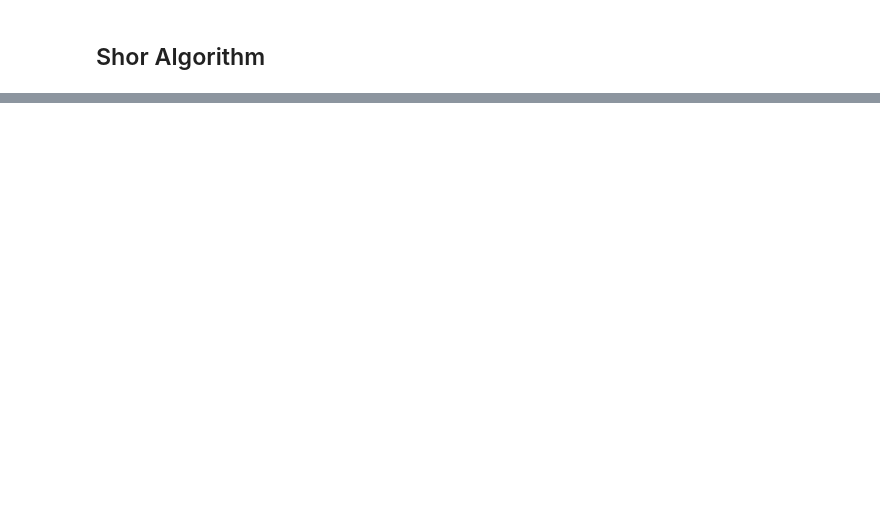
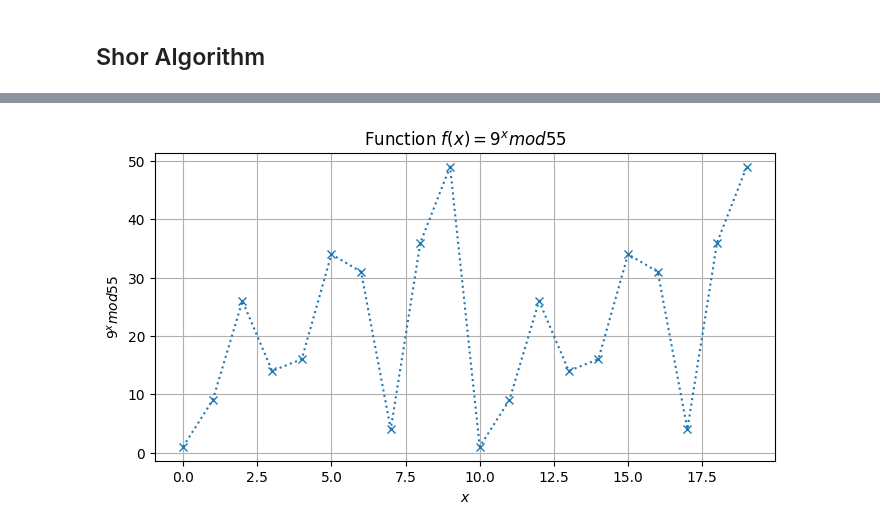
Before and after one commit to kacperpoluszejko/Quantum-Computing, a Jupyter notebook: Lab_7/07_Module_QPE_Shor_2026.ipynb, the cells around one changed output, grey strips where cells are left out. Saved outputs shown, nothing was run; the diff lists cells and outputs as text; code cells hidden in the pictures; blank space fills up the shorter version.

```diff
--- a/Lab_7/07_Module_QPE_Shor_2026.ipynb
+++ b/Lab_7/07_Module_QPE_Shor_2026.ipynb
@@ -171,0 +263,18 @@ Hints in: https://github.com/Qiskit/textbook/blob/main/notebooks/ch-algorithms/s
+# %%
+#3
+import matplotlib.pyplot as plt
+
+a = 9
+N = 55
+xvals = list(range(20))  # upewniamy się, że to zwykła lista liczb całkowitych
+yvals = [(a ** x) % N for x in xvals]  # klasyczne potęgowanie z modulo
+
+plt.figure(figsize=(8,4))
+plt.plot(xvals, yvals, marker='x', linestyle='dotted')
+plt.title(f'Function $f(x) = {a}^x mod {N}$')
+plt.xlabel('$x$')
+plt.ylabel(f'${a}^x mod {N}$')
+plt.grid(True)
+plt.show()
+# %% [output]
+[figure, added]
```
Also changed, not shown: parts of 7 cells of this notebook, 6 other files.
